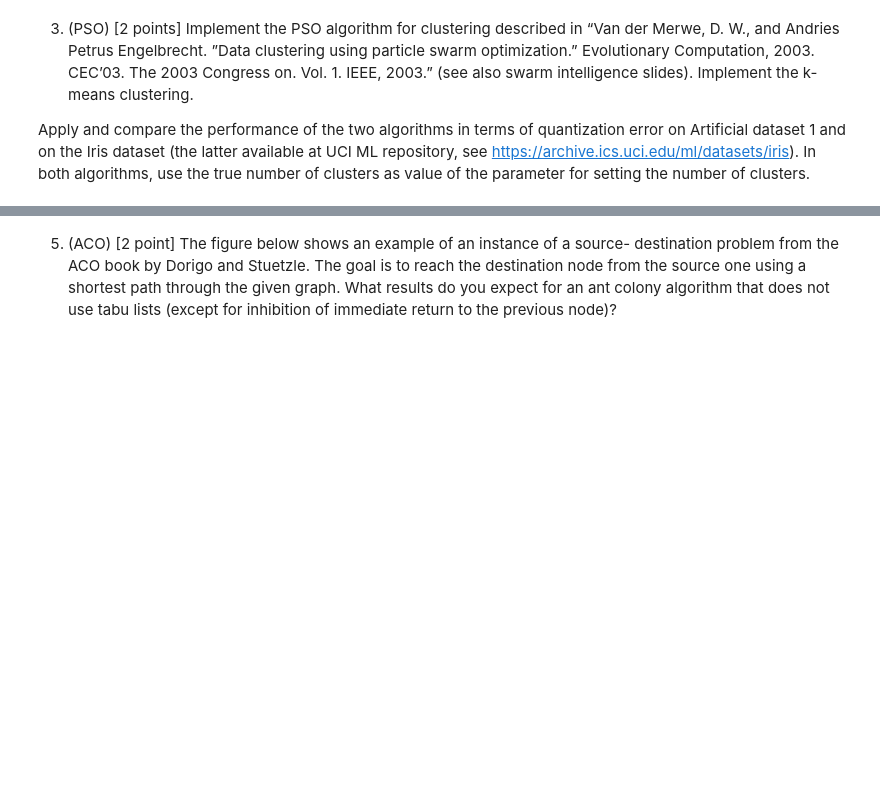
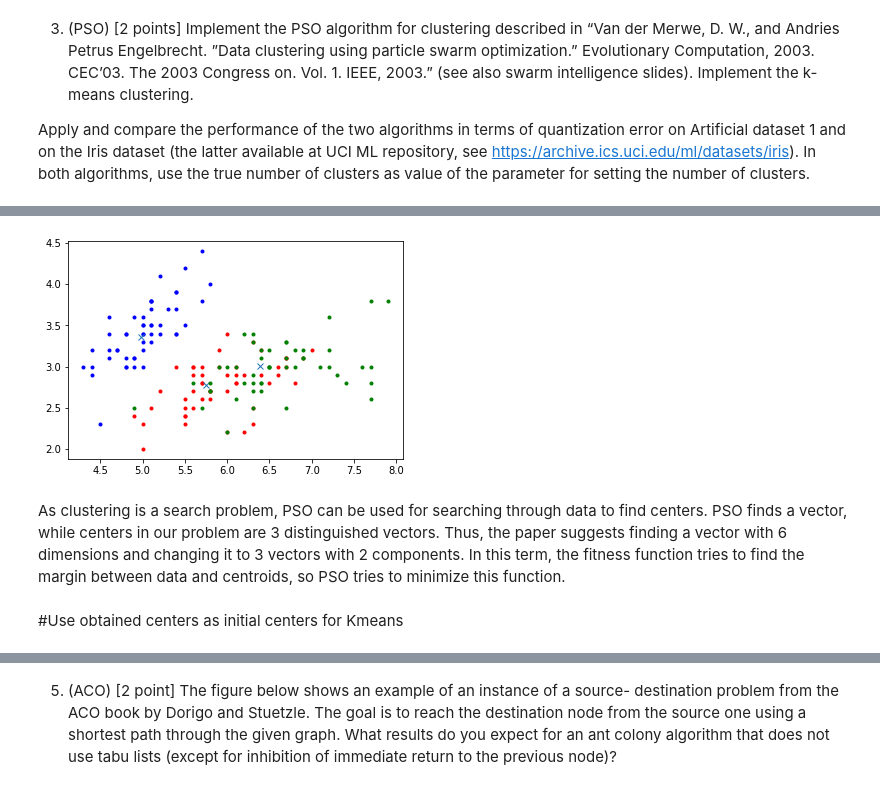
Before and after one commit to prat8897/Natural-Computing, a Jupyter notebook: Natural_Computing_Assignment_2.ipynb, the cells around one changed output, grey strips where cells are left out. Drawn from its saved outputs; the diff is of its cells as text; code cells hidden in the pictures; blank space fills up the shorter version.

```diff
--- a/Natural_Computing_Assignment_2.ipynb
+++ b/Natural_Computing_Assignment_2.ipynb
@@ -35,0 +256,14 @@ Apply and compare the performance of the two algorithms in terms of quantization
+# %%
+plt.plot(data[label==0,0],data[label==0,1],'.b')
+plt.plot(data[label==1,0],data[label==1,1],'.r')
+center = X_best.reshape((n_cluster , dim_data))
+plt.plot(center[:,0] , center[:,1],'x')
+
+if datasetName == 'iris':
+  plt.plot(data[label==2,0],data[label==2,1],'.g')
+# %% [output]
+[figure, added]
+# %% [markdown]
+As clustering is a search problem, PSO can be used for searching through data to find centers. PSO finds a vector, while centers in our problem are 3 distinguished vectors. Thus, the paper suggests finding a vector with 6 dimensions and changing it to 3 vectors with 2 components. In this term, the fitness function tries to find the margin between data and centroids, so PSO tries to minimize this function.
+# %% [markdown]
+#Use obtained centers as initial centers for Kmeans
```
Also changed, not shown: parts of 25 cells of this notebook.
